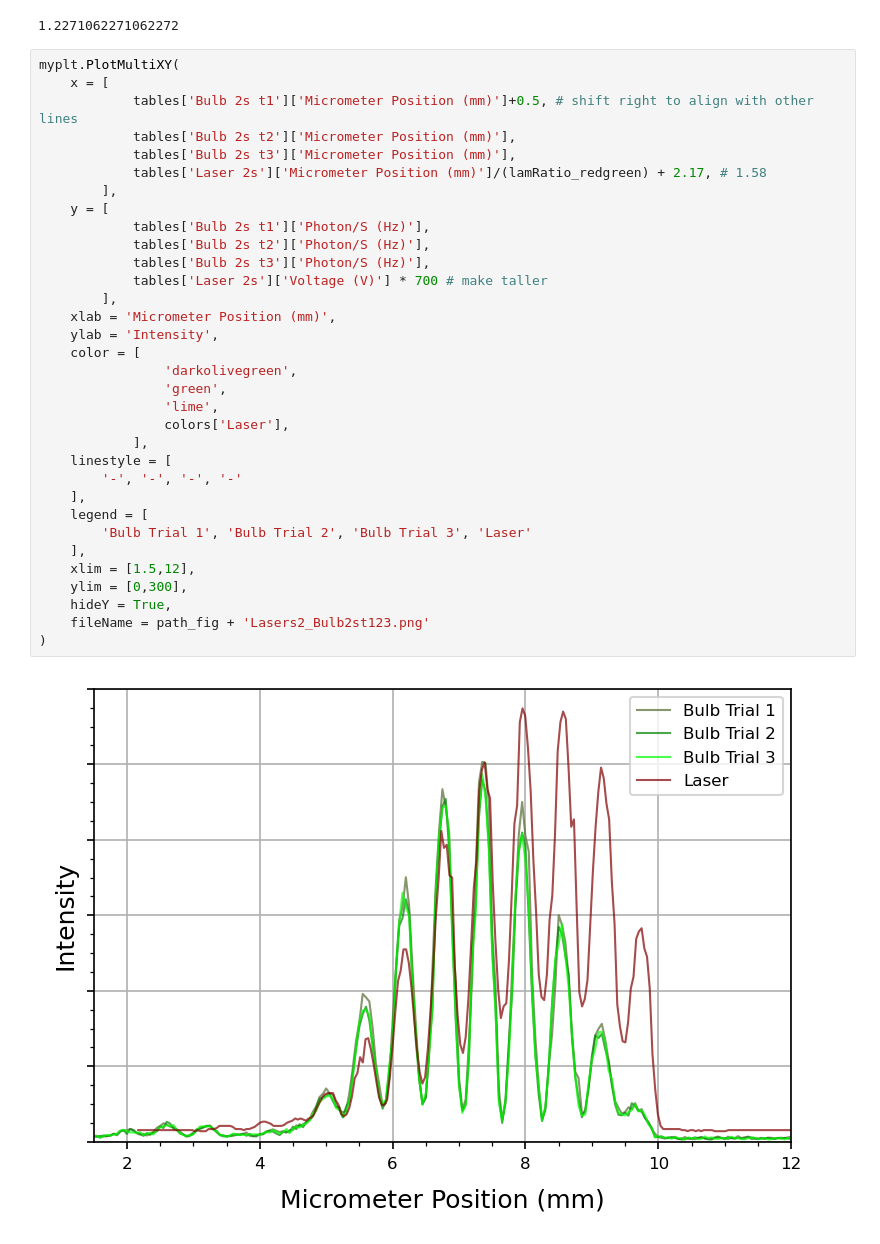
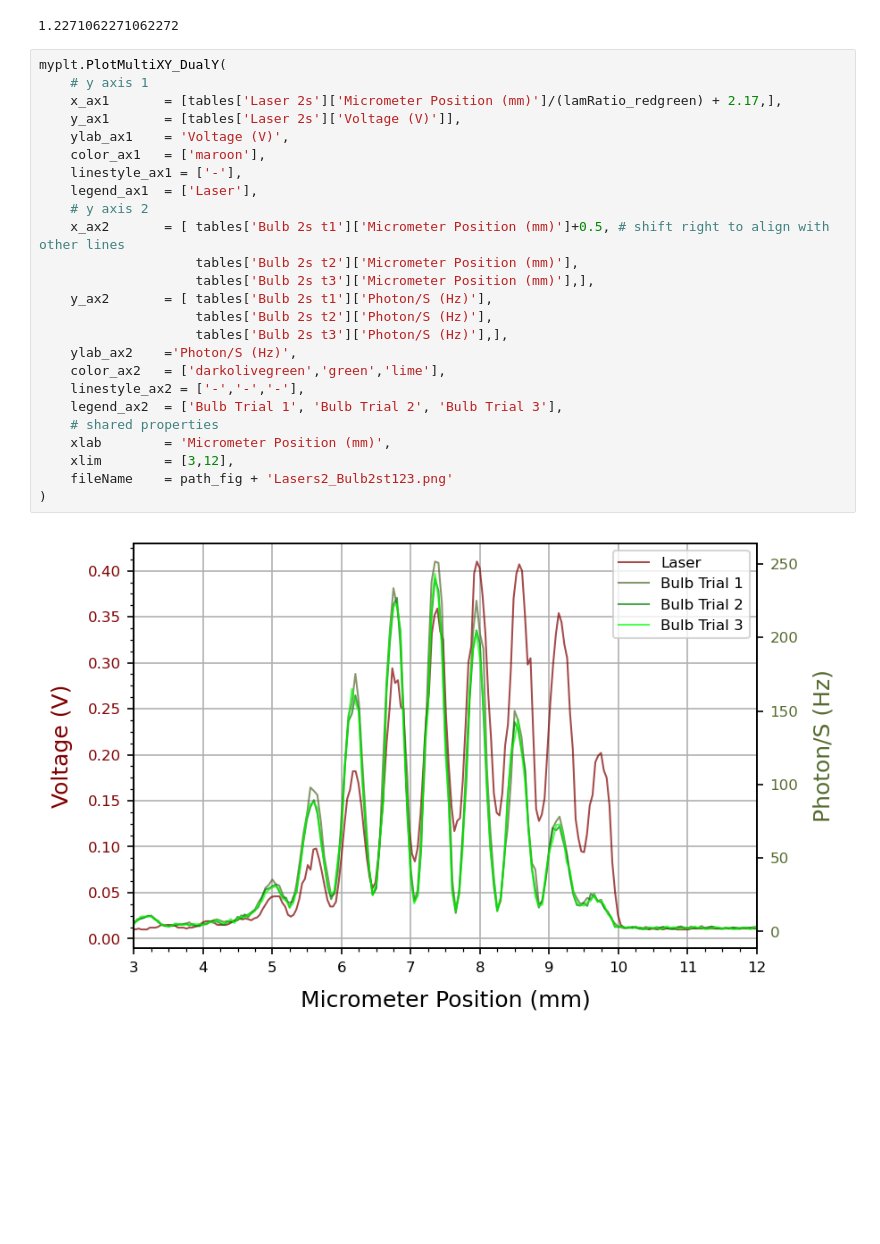
Before and after one commit to parallax-xallaraq/PHSX616, a Jupyter notebook: Lab1 - Two Slit Interference/Code/BasicDataPlotting.ipynb, the cells around one changed output. Cells and saved outputs as stored; diff of their text form; blank space fills up the shorter version.

Commit message:
dual y axis plots

```diff
--- a/Lab1 - Two Slit Interference/Code/BasicDataPlotting.ipynb
+++ b/Lab1 - Two Slit Interference/Code/BasicDataPlotting.ipynb
@@ -252,38 +254,30 @@ print(lamRatio_redgreen)
 # %% [output]
 1.2271062271062272
 # %%
-myplt.PlotMultiXY(
-    x = [
-            tables['Bulb 2s t1']['Micrometer Position (mm)']+0.5, # shift right to align with other lines
-            tables['Bulb 2s t2']['Micrometer Position (mm)'],
-            tables['Bulb 2s t3']['Micrometer Position (mm)'],
-            tables['Laser 2s']['Micrometer Position (mm)']/(lamRatio_redgreen) + 2.17, # 1.58
-        ],
-    y = [
-            tables['Bulb 2s t1']['Photon/S (Hz)'],
-            tables['Bulb 2s t2']['Photon/S (Hz)'],
-            tables['Bulb 2s t3']['Photon/S (Hz)'],
-            tables['Laser 2s']['Voltage (V)'] * 700 # make taller
-        ],
-    xlab = 'Micrometer Position (mm)',
-    ylab = 'Intensity',
-    color = [
-                'darkolivegreen',
-                'green',
-                'lime',
-                colors['Laser'],
-            ],
-    linestyle = [
-        '-', '-', '-', '-'
-    ],
-    legend = [
-        'Bulb Trial 1', 'Bulb Trial 2', 'Bulb Trial 3', 'Laser'
-    ],
-    xlim = [1.5,12],
-    ylim = [0,300],
-    hideY = True,
-    fileName = path_fig + 'Lasers2_Bulb2st123.png'
+myplt.PlotMultiXY_DualY(
+    # y axis 1
+    x_ax1       = [tables['Laser 2s']['Micrometer Position (mm)']/(lamRatio_redgreen) + 2.17,],
+    y_ax1       = [tables['Laser 2s']['Voltage (V)']],
+    ylab_ax1    = 'Voltage (V)',
+    color_ax1   = ['maroon'],
+    linestyle_ax1 = ['-'],
+    legend_ax1  = ['Laser'],
+    # y axis 2
+    x_ax2       = [ tables['Bulb 2s t1']['Micrometer Position (mm)']+0.5, # shift right to align with other lines
+                    tables['Bulb 2s t2']['Micrometer Position (mm)'],
+                    tables['Bulb 2s t3']['Micrometer Position (mm)'],],
+    y_ax2       = [ tables['Bulb 2s t1']['Photon/S (Hz)'],
+                    tables['Bulb 2s t2']['Photon/S (Hz)'],
+                    tables['Bulb 2s t3']['Photon/S (Hz)'],],
+    ylab_ax2    ='Photon/S (Hz)',
+    color_ax2   = ['darkolivegreen','green','lime'],
+    linestyle_ax2 = ['-','-','-'],
+    legend_ax2  = ['Bulb Trial 1', 'Bulb Trial 2', 'Bulb Trial 3'],
+    # shared properties
+    xlab        = 'Micrometer Position (mm)',
+    xlim        = [3,12],
+    fileName    = path_fig + 'Lasers2_Bulb2st123.png'
 )
 # %% [output]
-[figure, old version]
+[figure, new version]
 # %%
```
Also changed, not shown: parts of 2 cells of this notebook, 4 other files.
